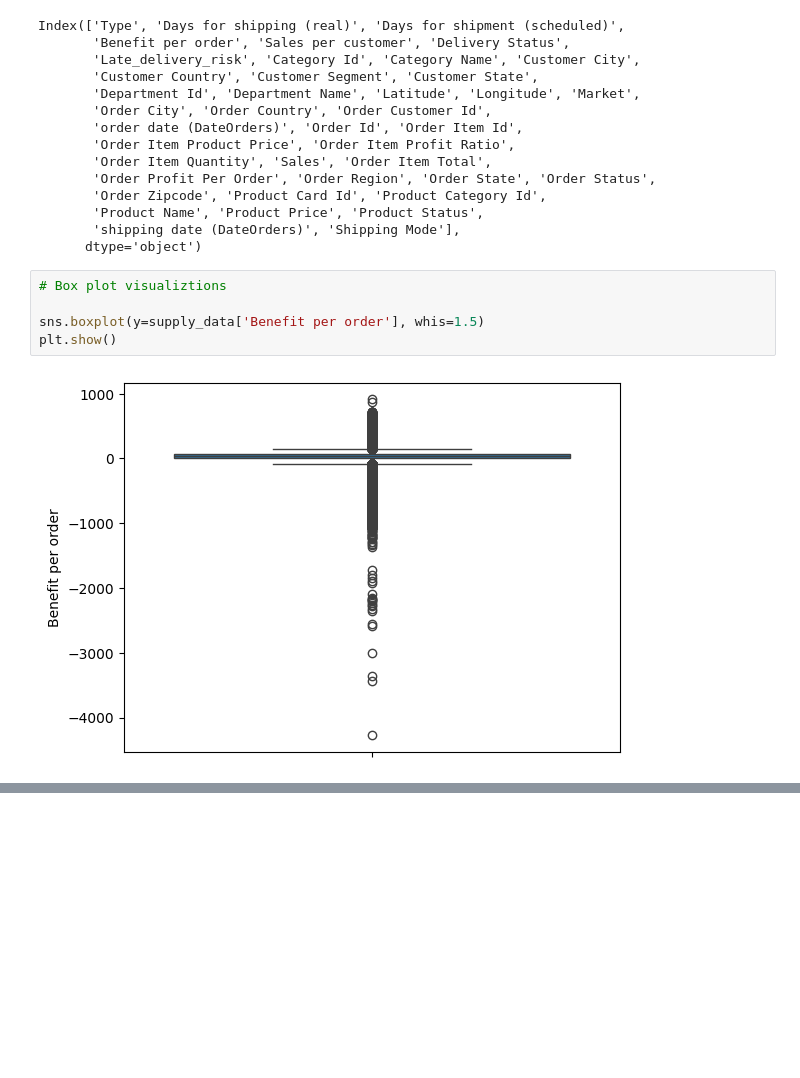
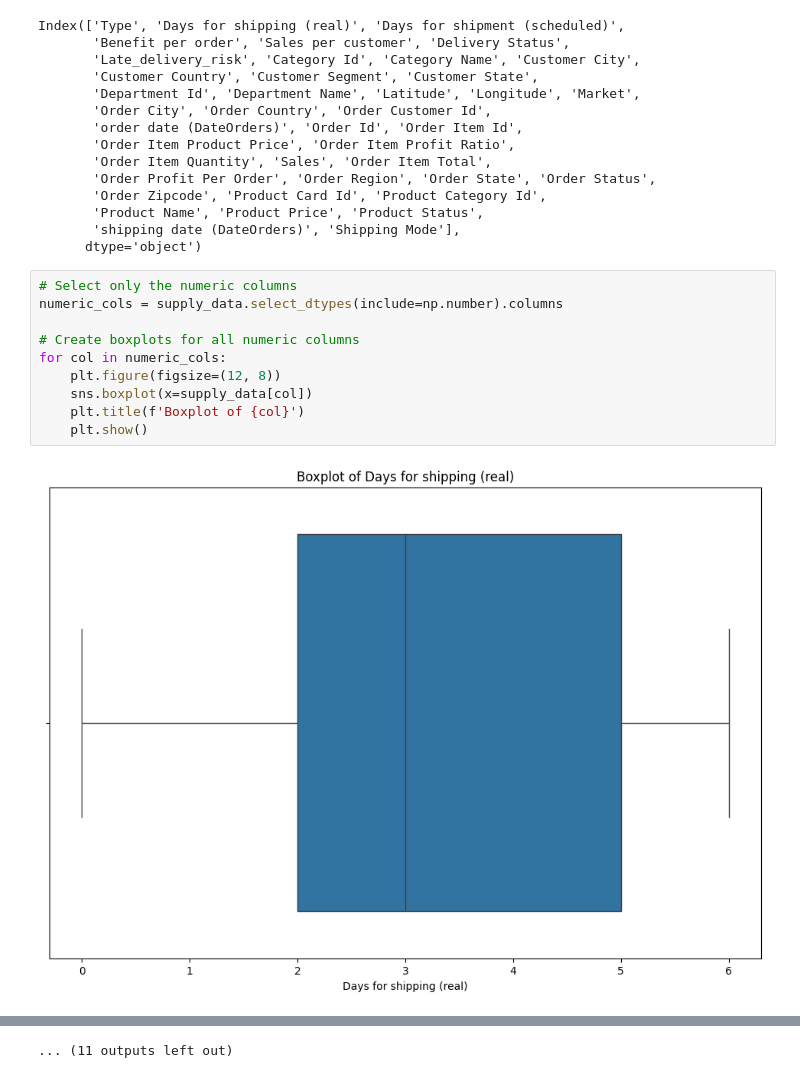
Before and after one commit to Lopeznil/Projects, a Jupyter notebook: Supply Chain Disruptions Analysis/Data loading and exploration.ipynb, the cells around one changed output, grey strips where cells are left out. Cells and saved outputs as stored; diff of their text form; blank space fills up the shorter version.

Commit message:
Box plot visualizations of numerical columns

```diff
--- a/Supply Chain Disruptions Analysis/Data loading and exploration.ipynb
+++ b/Supply Chain Disruptions Analysis/Data loading and exploration.ipynb
@@ -143,10 +143,15 @@ Index(['Type', 'Days for shipping (real)', 'Days for shipment (scheduled)',
        'Product Name', 'Product Price', 'Product Status',
        'shipping date (DateOrders)', 'Shipping Mode'],
       dtype='object')
-# %%
-# Box plot visualiztions
-
-sns.boxplot(y=supply_data['Benefit per order'], whis=1.5)
-plt.show()
-# %% [output]
-[figure, removed]
+# %%
+# Select only the numeric columns
+numeric_cols = supply_data.select_dtypes(include=np.number).columns
+
+# Create boxplots for all numeric columns
+for col in numeric_cols:
+    plt.figure(figsize=(12, 8))
+    sns.boxplot(x=supply_data[col])
+    plt.title(f'Boxplot of {col}')
+    plt.show()
+# %% [output]
+[figure, added]
@@ -152,0 +169 @@ plt.show()
+... (11 outputs left out)
```
Also changed, not shown: parts of 1 cell of this notebook.
